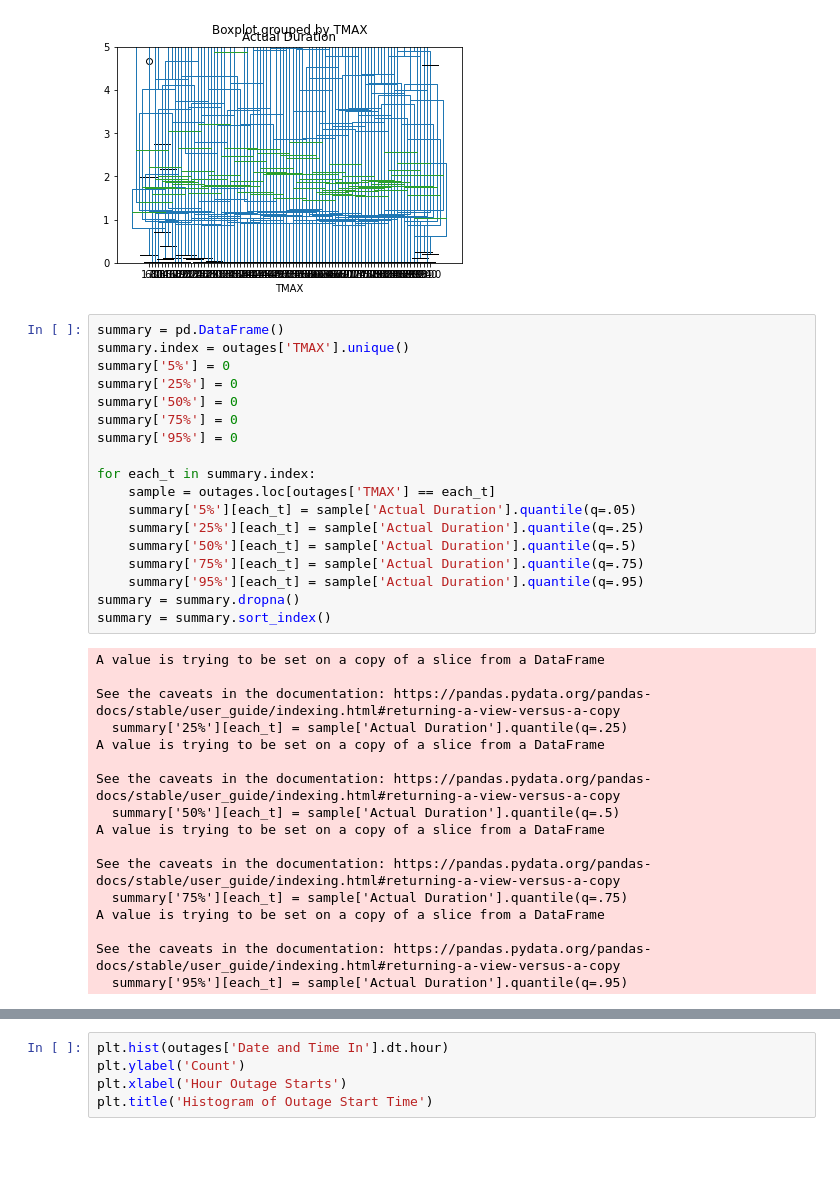
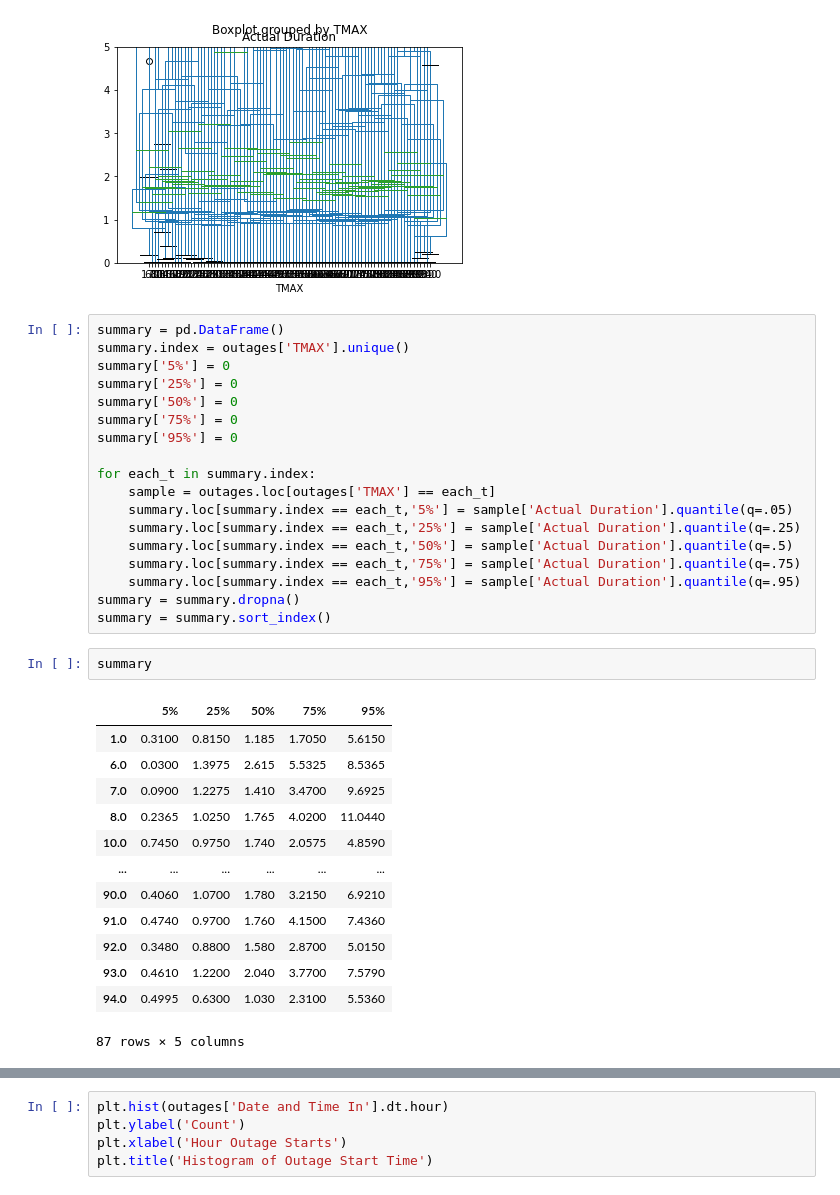
Before and after one commit to govertsenk/myphddissertation, a Jupyter notebook: Worcester/worcester_historical_power_outages.ipynb, the cells around one changed output, grey strips where cells are left out. Saved outputs shown, nothing was run; the diff lists cells and outputs as text; blank space fills up the shorter version.

Commit message:
got rid of copy warnings, added in constants for y lim

```diff
--- a/Worcester/worcester_historical_power_outages.ipynb
+++ b/Worcester/worcester_historical_power_outages.ipynb
@@ -68,30 +79,29 @@ summary['95%'] = 0
 
 for each_t in summary.index:
     sample = outages.loc[outages['TMAX'] == each_t]
-    summary['5%'][each_t] = sample['Actual Duration'].quantile(q=.05)
-    summary['25%'][each_t] = sample['Actual Duration'].quantile(q=.25)
-    summary['50%'][each_t] = sample['Actual Duration'].quantile(q=.5)
-    summary['75%'][each_t] = sample['Actual Duration'].quantile(q=.75)
-    summary['95%'][each_t] = sample['Actual Duration'].quantile(q=.95)
+    summary.loc[summary.index == each_t,'5%'] = sample['Actual Duration'].quantile(q=.05)
+    summary.loc[summary.index == each_t,'25%'] = sample['Actual Duration'].quantile(q=.25)
+    summary.loc[summary.index == each_t,'50%'] = sample['Actual Duration'].quantile(q=.5)
+    summary.loc[summary.index == each_t,'75%'] = sample['Actual Duration'].quantile(q=.75)
+    summary.loc[summary.index == each_t,'95%'] = sample['Actual Duration'].quantile(q=.95)
 summary = summary.dropna()
 summary = summary.sort_index()
-# %% [output]
-A value is trying to be set on a copy of a slice from a DataFrame
-
-See the caveats in the documentation: https://pandas.pydata.org/pandas-docs/stable/user_guide/indexing.html#returning-a-view-versus-a-copy
-  summary['25%'][each_t] = sample['Actual Duration'].quantile(q=.25)
-A value is trying to be set on a copy of a slice from a DataFrame
-
-See the caveats in the documentation: https://pandas.pydata.org/pandas-docs/stable/user_guide/indexing.html#returning-a-view-versus-a-copy
-  summary['50%'][each_t] = sample['Actual Duration'].quantile(q=.5)
-A value is trying to be set on a copy of a slice from a DataFrame
-
-See the caveats in the documentation: https://pandas.pydata.org/pandas-docs/stable/user_guide/indexing.html#returning-a-view-versus-a-copy
-  summary['75%'][each_t] = sample['Actual Duration'].quantile(q=.75)
-A value is trying to be set on a copy of a slice from a DataFrame
-
-See the caveats in the documentation: https://pandas.pydata.org/pandas-docs/stable/user_guide/indexing.html#returning-a-view-versus-a-copy
-  summary['95%'][each_t] = sample['Actual Duration'].quantile(q=.95)
+# %%
+summary
+# %% [output]
+|  | 5% | 25% | 50% | 75% | 95% |
+| 1.0 | 0.3100 | 0.8150 | 1.185 | 1.7050 | 5.6150 |
+| 6.0 | 0.0300 | 1.3975 | 2.615 | 5.5325 | 8.5365 |
+| 7.0 | 0.0900 | 1.2275 | 1.410 | 3.4700 | 9.6925 |
+| 8.0 | 0.2365 | 1.0250 | 1.765 | 4.0200 | 11.0440 |
+| 10.0 | 0.7450 | 0.9750 | 1.740 | 2.0575 | 4.8590 |
+| ... | ... | ... | ... | ... | ... |
+| 90.0 | 0.4060 | 1.0700 | 1.780 | 3.2150 | 6.9210 |
+| 91.0 | 0.4740 | 0.9700 | 1.760 | 4.1500 | 7.4360 |
+| 92.0 | 0.3480 | 0.8800 | 1.580 | 2.8700 | 5.0150 |
+| 93.0 | 0.4610 | 1.2200 | 2.040 | 3.7700 | 7.5790 |
+| 94.0 | 0.4995 | 0.6300 | 1.030 | 2.3100 | 5.5360 |
+87 rows × 5 columns
 # %%
 f1, ax1 = plt.subplots(figsize=(5,4),dpi=360)
 ax1.fill_between(summary.index, summary['5%'], summary['95%'],alpha=.25,color='y',label="5th - 95th Percentile Range")
```
Also changed, not shown: parts of 17 cells of this notebook.
